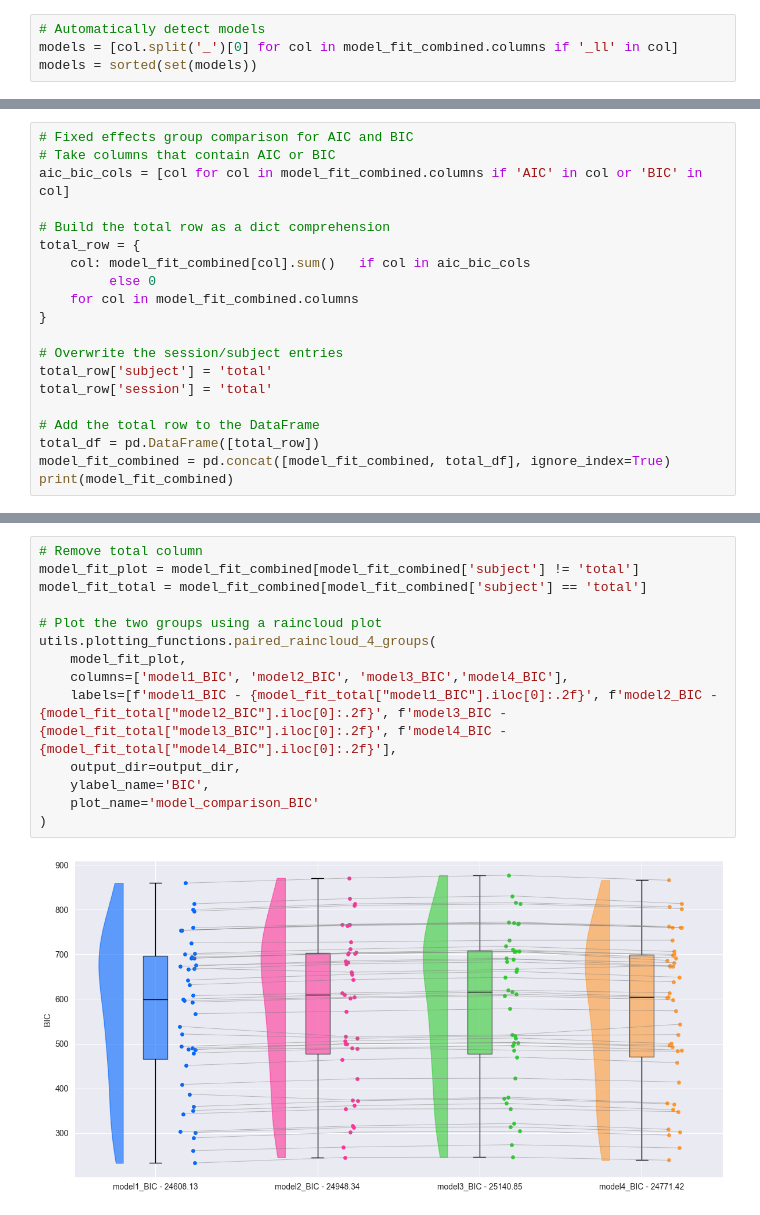
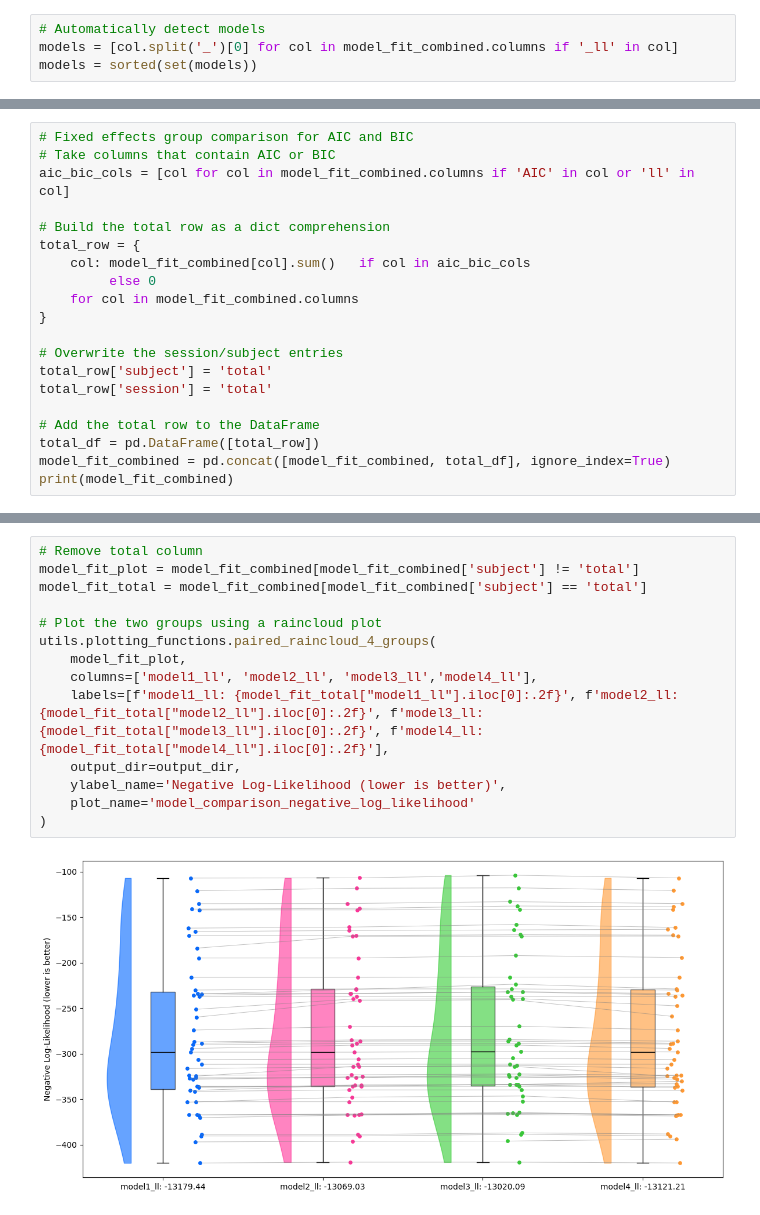
Before and after one commit to KTZ228/phd_1_analysis, a Jupyter notebook: analyses_behavioural/modelling/model_comparison.ipynb, the cells around one changed output, grey strips where cells are left out. Saved outputs shown, nothing was run; the diff lists cells and outputs as text.

```diff
--- a/analyses_behavioural/modelling/model_comparison.ipynb
+++ b/analyses_behavioural/modelling/model_comparison.ipynb
@@ -98,7 +94,7 @@ print(model_fit_combined)
 # %%
 # Fixed effects group comparison for AIC and BIC
 # Take columns that contain AIC or BIC
-aic_bic_cols = [col for col in model_fit_combined.columns if 'AIC' in col or 'BIC' in col]
+aic_bic_cols = [col for col in model_fit_combined.columns if 'AIC' in col or 'll' in col]
 
 # Build the total row as a dict comprehension
 total_row = {
@@ -152,19 +148,19 @@ utils.plotting_functions.paired_raincloud_4_groups(
 # %%
 # Remove total column
 model_fit_plot = model_fit_combined[model_fit_combined['subject'] != 'total']
 model_fit_total = model_fit_combined[model_fit_combined['subject'] == 'total']
 
 # Plot the two groups using a raincloud plot
 utils.plotting_functions.paired_raincloud_4_groups(
     model_fit_plot,
-    columns=['model1_BIC', 'model2_BIC', 'model3_BIC','model4_BIC'],
-    labels=[f'model1_BIC - {model_fit_total["model1_BIC"].iloc[0]:.2f}', f'model2_BIC - {model_fit_total["model2_BIC"].iloc[0]:.2f}', f'model3_BIC - {model_fit_total["model3_BIC"].iloc[0]:.2f}', f'model4_BIC - {model_fit_total["model4_BIC"].iloc[0]:.2f}'],
+    columns=['model1_ll', 'model2_ll', 'model3_ll','model4_ll'],
+    labels=[f'model1_ll: {model_fit_total["model1_ll"].iloc[0]:.2f}', f'model2_ll: {model_fit_total["model2_ll"].iloc[0]:.2f}', f'model3_ll: {model_fit_total["model3_ll"].iloc[0]:.2f}', f'model4_ll: {model_fit_total["model4_ll"].iloc[0]:.2f}'],
     output_dir=output_dir,
-    ylabel_name='BIC',
-    plot_name='model_comparison_BIC'
+    ylabel_name='Negative Log-Likelihood (lower is better)',
+    plot_name='model_comparison_negative_log_likelihood'
 )
 # %% [output]
-[figure, old version]
+[figure, new version]
 # %%
 # Print and save
 print(model_fit_combined[['subject'] + [col for col in model_fit_combined.columns if 'AIC' in col or 'BIC' in col]])
```
Also changed, not shown: parts of 9 cells of this notebook, 6 other files.
